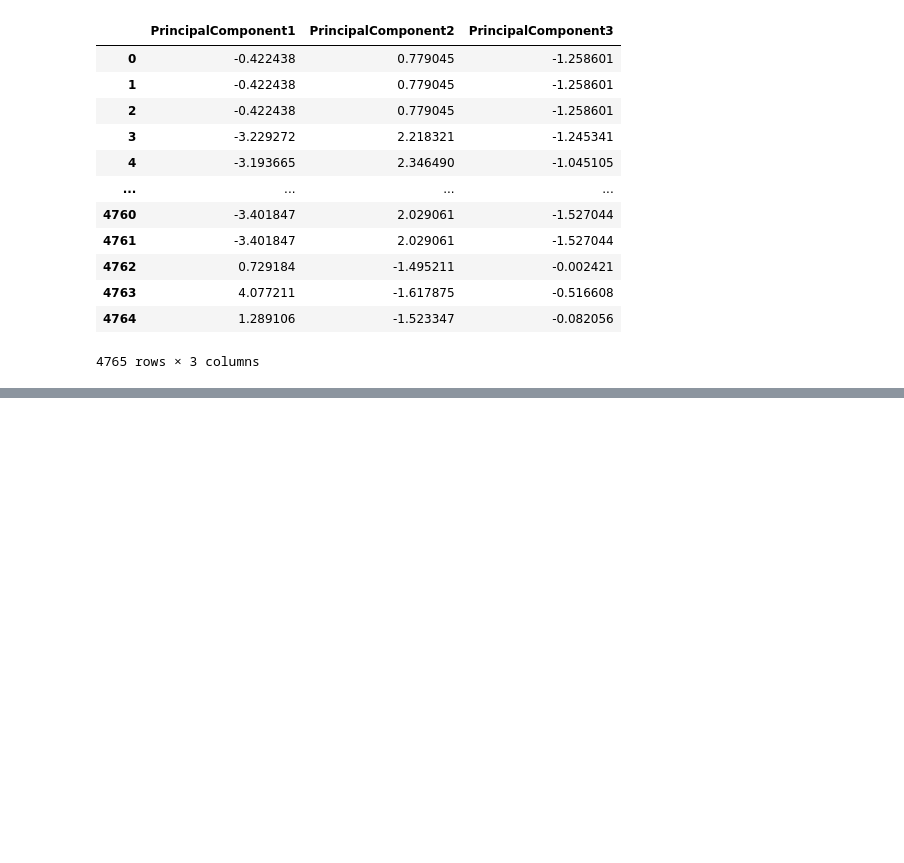
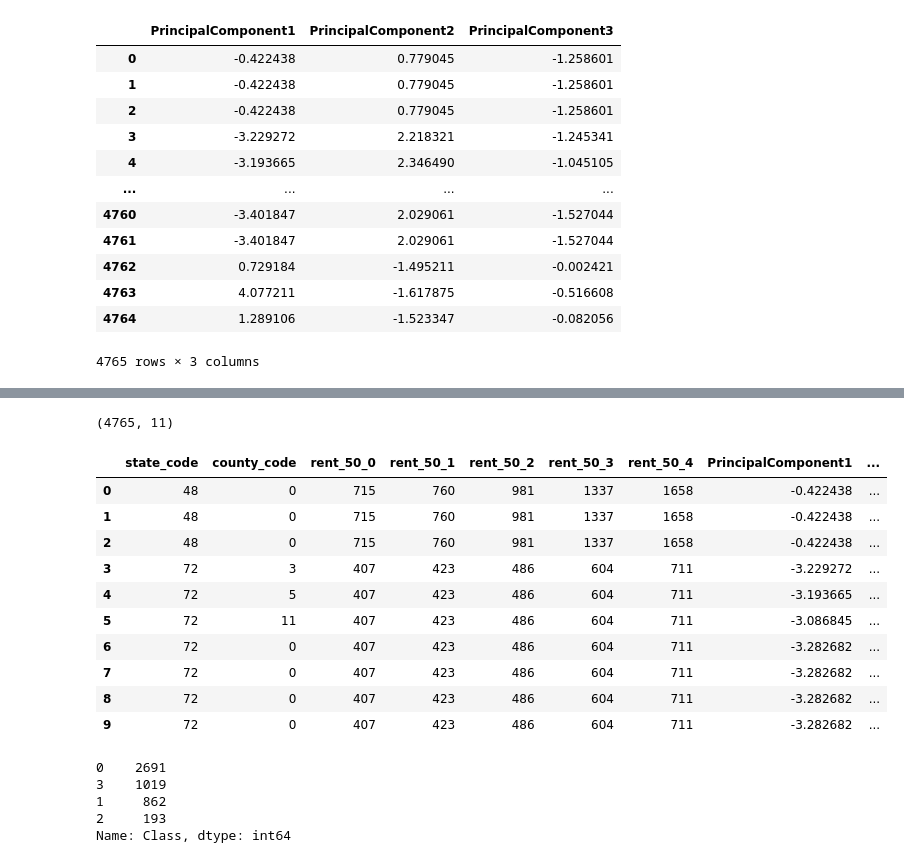
Before and after one commit to shumph10/Housing_Assistance_Analysis, a Jupyter notebook: ttest_project.ipynb, the cells around one changed output, grey strips where cells are left out. Saved outputs shown, nothing was run; the diff lists cells and outputs as text; code cells hidden in the pictures; blank space fills up the shorter version.

```diff
--- a/ttest_project.ipynb
+++ b/ttest_project.ipynb
@@ -443,0 +452,43 @@ elbow_rent_2022_df.hvplot.line(x="k", y="inertia", xticks=k, title="Elbow Curve"
+# %%
+# Initialize the K-Means model.
+    #using 4 clusters bc of results of elbow graph
+km = KMeans(n_clusters=4, random_state=0)
+
+# Fit the model
+model = km.fit(pcs_df)
+
+# Predict clusters
+predictions = model.predict(pcs_df)
+# %%
+# Create a new DataFrame including predicted clusters and cryptocurrencies features.
+# Concatentate the crypto_df and pcs_df DataFrames on the same columns.
+clustered_df = pd.concat([new_rent_2022, pcs_df], axis=1, join='inner')
+
+
+#  Add a new column, "Class" to the clustered_df DataFrame that holds the predictions.
+clustered_df['Class'] = predictions
+
+# Print the shape of the clustered_df
+print(clustered_df.shape)
+clustered_df.head(10)
+# %% [output]
+(4765, 11)
+|  | state_code | county_code | rent_50_0 | rent_50_1 | rent_50_2 | rent_50_3 | rent_50_4 | PrincipalComponent1 | ... |
+| 0 | 48 | 0 | 715 | 760 | 981 | 1337 | 1658 | -0.422438 | ... |
+| 1 | 48 | 0 | 715 | 760 | 981 | 1337 | 1658 | -0.422438 | ... |
+| 2 | 48 | 0 | 715 | 760 | 981 | 1337 | 1658 | -0.422438 | ... |
+| 3 | 72 | 3 | 407 | 423 | 486 | 604 | 711 | -3.229272 | ... |
+| 4 | 72 | 5 | 407 | 423 | 486 | 604 | 711 | -3.193665 | ... |
+| 5 | 72 | 11 | 407 | 423 | 486 | 604 | 711 | -3.086845 | ... |
+| 6 | 72 | 0 | 407 | 423 | 486 | 604 | 711 | -3.282682 | ... |
+| 7 | 72 | 0 | 407 | 423 | 486 | 604 | 711 | -3.282682 | ... |
+| 8 | 72 | 0 | 407 | 423 | 486 | 604 | 711 | -3.282682 | ... |
+| 9 | 72 | 0 | 407 | 423 | 486 | 604 | 711 | -3.282682 | ... |
+# %%
+clustered_df.Class.value_counts()
+# %% [output]
+0    2691
+3    1019
+1     862
+2     193
+Name: Class, dtype: int64
```
Also changed, not shown: parts of 3 cells of this notebook.
